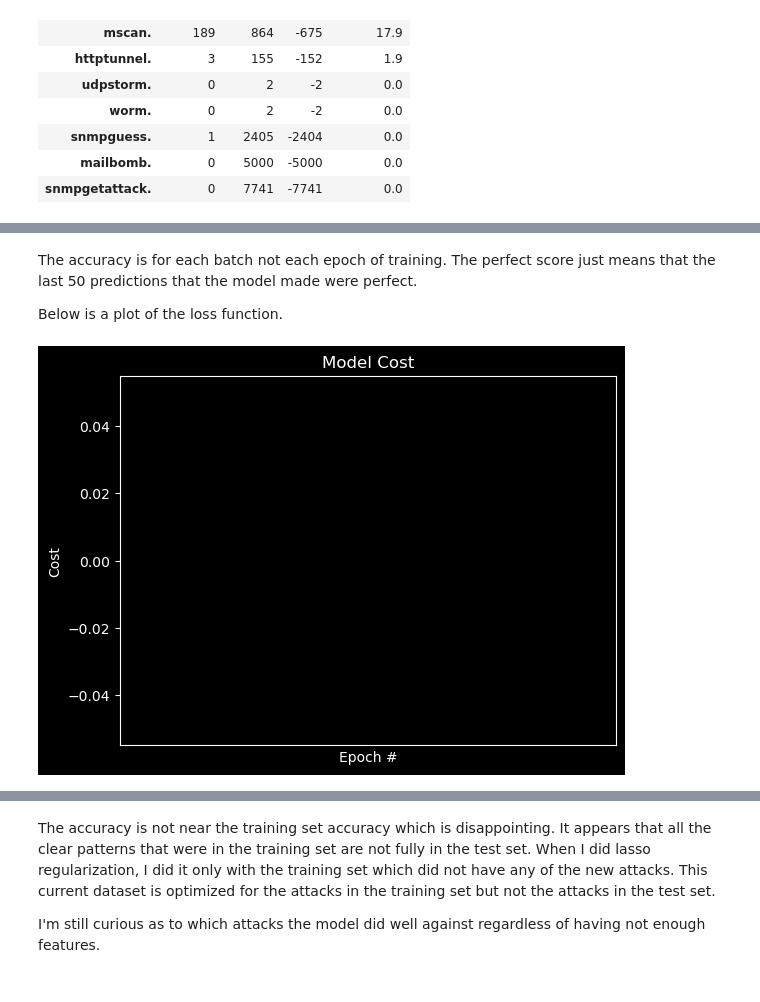
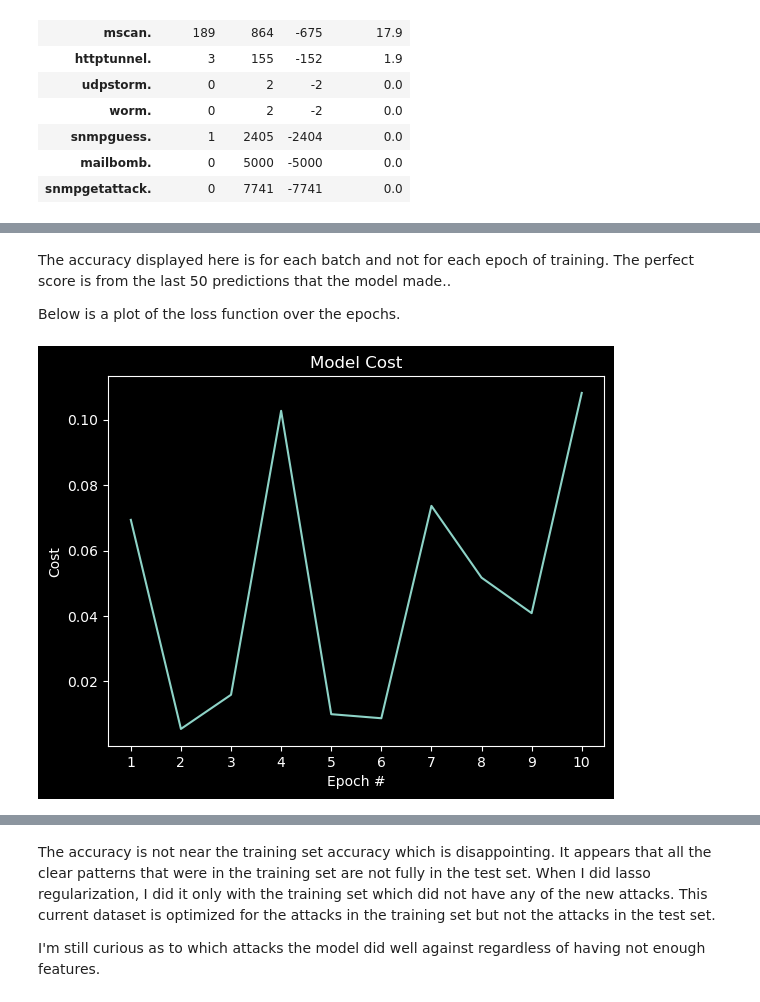
Before and after one commit to Jewdah18/Network-Intrusions, a Jupyter notebook: notebooks/Modelling.ipynb, the cells around one changed output, grey strips where cells are left out. Drawn from its saved outputs; the diff is of its cells as text; code cells hidden in the pictures.

```diff
--- a/notebooks/Modelling.ipynb
+++ b/notebooks/Modelling.ipynb
@@ -546,11 +558,11 @@ Epoch [10/10], Step [233251/233271], Loss: 0.0586, Accuracy: 1.0000
 # %% [markdown]
-The accuracy is for each batch not each epoch of training. The perfect score just means that the last 50 predictions that the model made were perfect.
+The accuracy displayed here is for each batch and not for each epoch of training. The perfect score is from the last 50 predictions that the model made..
 
-Below is a plot of the loss function.
+Below is a plot of the loss function over the epochs.
 # %%
-loss_plot()
+loss_plot(losses)
 # %% [output]
-[figure, old version]
+[figure, new version]
 # %%
 eval_model(X_test_test, y_test_te, nnettest)
 preds_1 = preds
```
Also changed, not shown: parts of 50 cells of this notebook, 1 other file.
